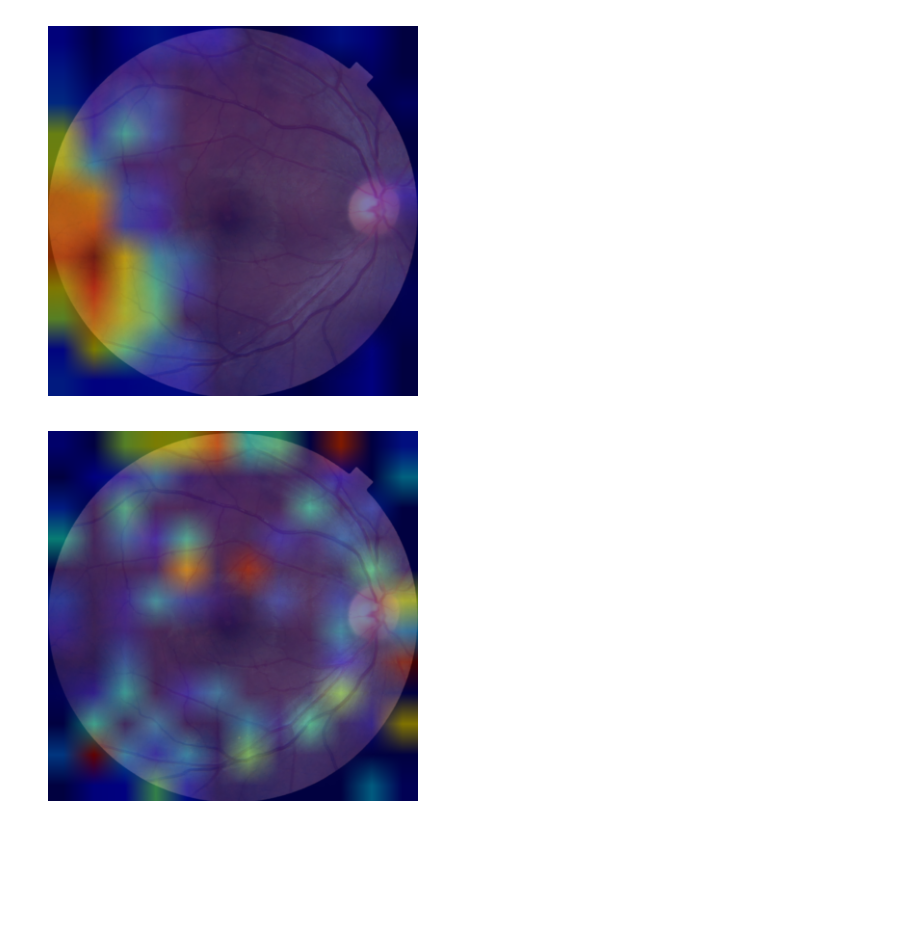
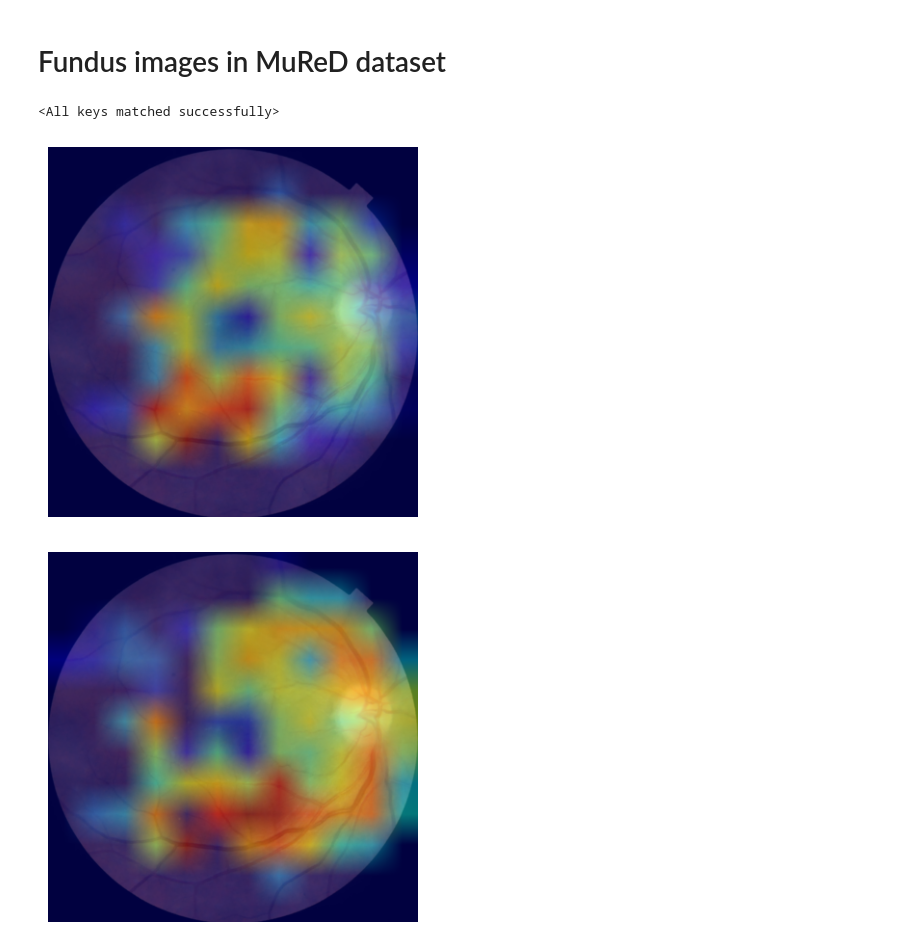
Before and after one commit to stevenlinlinlin/Multilabel-Fundus-Image-Classificaiton, a Jupyter notebook: model_heatmap.ipynb, the cells around one changed output. Cells and saved outputs as stored; diff of their text form; code cells hidden in the pictures; blank space fills up the shorter version.

```diff
--- a/model_heatmap.ipynb
+++ b/model_heatmap.ipynb
@@ -133,20 +161,24 @@ def grad_cam(model, img_tensor, target_layer_key, labels):
+# %% [markdown]
+# Fundus images in MuReD dataset
+# %%
+model_path = './saved_models/myconvnext_2layer_concatGAP_my_remedial_10_sm.pt'
+model = ConvNeXtTransformer_concatGAP(num_classes=20, num_transformer_layers=2)
+model_state_dict = torch.load(model_path)
+model.load_state_dict(model_state_dict)
+# %% [output]
+<All keys matched successfully>
 # %%
-#### 1 label (654.png)
-model_path = './saved_models/myconvnext_2layer_concatGAP_my_remedial_10_sm.pt'
-model = ConvNeXtTransformer_concatGAP(num_classes=20, num_transformer_layers=2)
-
-model_state_dict = torch.load(model_path)
-model.load_state_dict(model_state_dict)
-img_tensor = load_image('./data/fundus/MuReD/images/images/654.png')
+#### 1 label
+img_tensor = load_image('./data/fundus/MuReD/images/images/988.png')
 labels = torch.tensor([0,0,0,0,0,0,1,0,0,0,0,0,0,0,0,0,0,0,0,0]).unsqueeze(0).float()
 
 
-convnext_heatmap = grad_cam(model, img_tensor, 'convnext', labels)
-transformer_heatmap = grad_cam(model, img_tensor, 'transformer', labels)
+convnext_heatmap = grad_cam(model, img_tensor, 'convnext', labels, 6)
+transformer_heatmap = grad_cam(model, img_tensor, 'transformer', labels, 6)
 
 display_heatmap(img_tensor.squeeze(0).permute(1, 2, 0), convnext_heatmap)
 display_heatmap(img_tensor.squeeze(0).permute(1, 2, 0), transformer_heatmap)
 # %% [output]
-[figure, old version]
+[figure, new version]
-[figure, old version]
+[figure, new version]
 # %%
```
Also changed, not shown: parts of 10 cells of this notebook.
